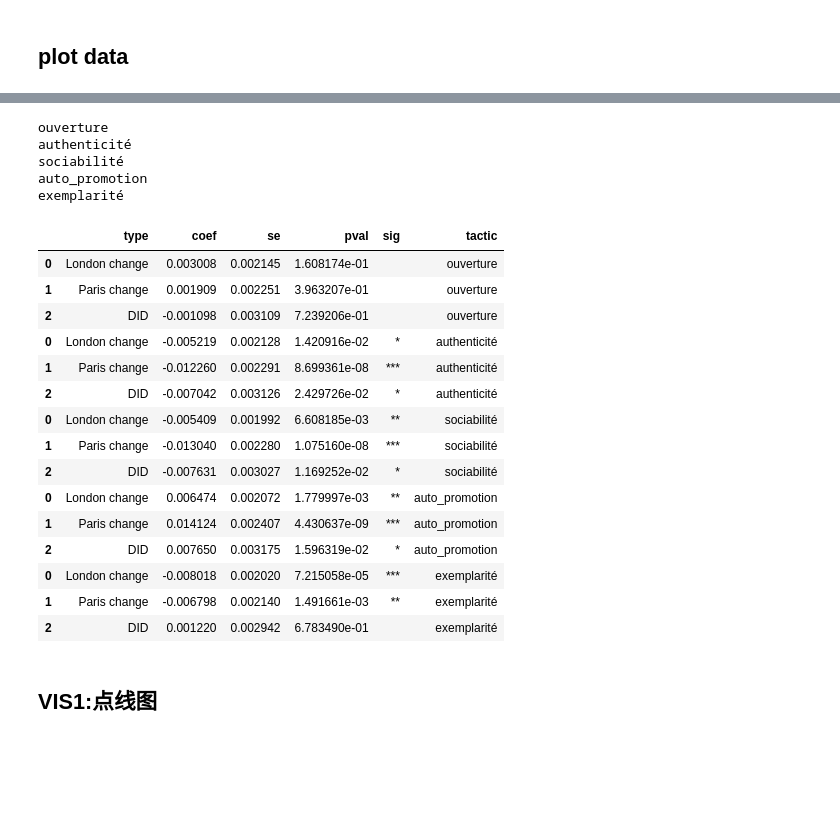
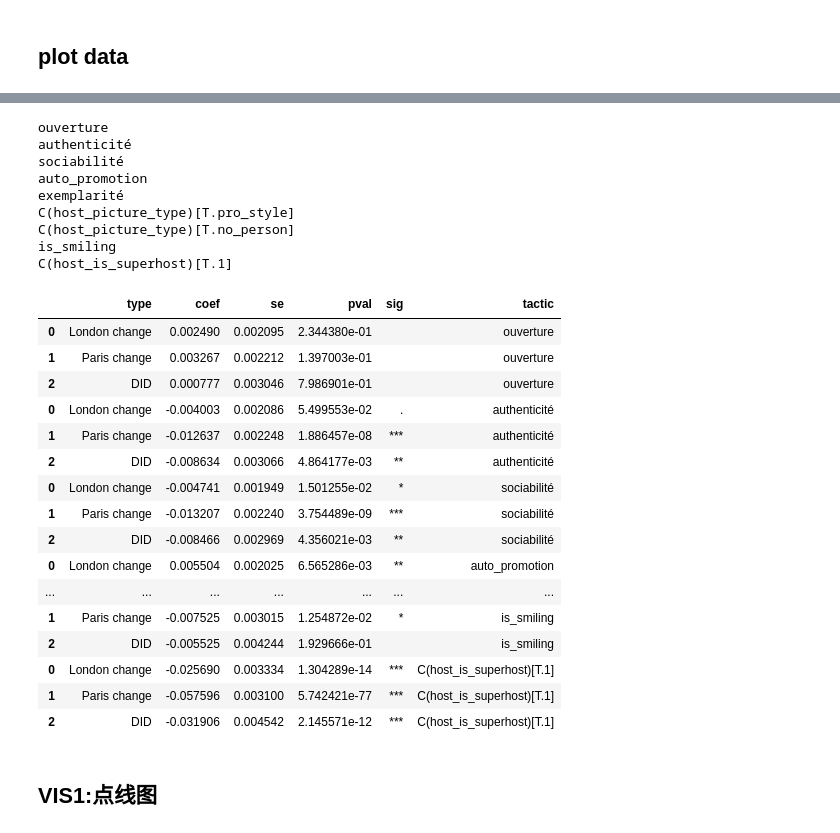
Before and after one commit to yeliu-dh/SelfPresentation_Multimodal_airbnb, a Jupyter notebook: D_stat/test_mod2324.ipynb, the cells around one changed output, grey strips where cells are left out. Drawn from its saved outputs; the diff is of its cells as text; code cells hidden in the pictures; blank space fills up the shorter version.

```diff
--- a/D_stat/test_mod2324.ipynb
+++ b/D_stat/test_mod2324.ipynb
@@ -26,5 +34,5 @@ DICT_FACTOR_ITEMS={"ouverture":['open to different cultures', 'cosmopolitan','in
 # %%
-path_df="../data_processed\listings_tactics_bio_vis-paris_london-2306_2406.csv"
+path_df="../data_processed\listings_tactics_bio_vis-paris_london-2306_2406_ols.csv"
 df_all=pd.read_csv(path_df)
 print(df_all.shape)
 # %% [output]
@@ -698,5 +486,4 @@ display(res)
 # %%
-
 # did = model.params["authenticité:in_paris:in_2024"]
 # pval = model.pvalues["authenticité:in_paris:in_2024"]
 # title = f"authenticité (DID = {did:.3f}, p={pval:.3f})"
@@ -705,7 +492,8 @@ import numpy as np
 
 def get_linear_pval(model, terms):
     """
-    terms: dict，例如 {"x":1, "x:z":1}
+    did's pval(β4: in_paris:in_2024)
+
     """
     # 取出所有变量，初始化为0
     params = model.params.index.tolist()
@@ -775,7 +563,9 @@ def get_did_summary(model, var, paris_var="in_paris", time_var="in_2024"):
         'tactic':var
     })
 
-result_did= get_did_summary(model, var)
+var="C(host_is_superhost)[T.1]"
+
+result_did= get_did_summary(model=model_interaction, var=var)
 display(result_did)
 # %% [output]
 |  | type | coef | se | pval | sig | tactic |
@@ -785,2 +575,9 @@ display(result_did)
 # %% [markdown]
 ## plot data
+# %%
+# test var categorielle
+res = get_did_marginal_effect(model=model_interaction, key_var="C(host_picture_type)[T.pro_style]", paris_var="in_paris", time_var="in_2024")
+display(res)
+
+res = get_did_marginal_effect(model=model_interaction, key_var="C(host_picture_type)[T.no_person]", paris_var="in_paris", time_var="in_2024")
+display(res)
@@ -787,4 +595,5 @@ display(result_did)
 # %%
+
 # effet réel
 import matplotlib.pyplot as plt
 import matplotlib.gridspec as gridspec
@@ -794,24 +603,32 @@ tactics_bio = [
     "ouverture", "authenticité","sociabilité",
     "auto_promotion","exemplarité"
 ]
+tactics_pic=["C(host_picture_type)[T.pro_style]","C(host_picture_type)[T.no_person]","is_smiling", 'C(host_is_superhost)[T.1]']
+# "C(host_picture_type)[T.no_person]"
+
+
+tactics= tactics_bio+tactics_pic
+
+# print(f"{len(tactics)} tactics:{tactics}\n")
+
+model=model_interaction
+
 
 # ---------- 收集所有结果 ----------
 all_results = []
-for var in tactics_bio:
-    res = get_did_marginal_effect(model, var)
+for var in tactics:
+    print(var)
+    res = get_did_marginal_effect(model=model, key_var=var, paris_var="in_paris", time_var="in_2024")
     res["tactic"] = var
-
     all_results.append(res)
+    # break
 all_results_df=pd.concat(all_results, ignore_index=True)
 all_results_df=all_results_df.sort_values(['tactic','in_paris','in_2024'])
-tactics_bio = [
-    "ouverture", "authenticité", "sociabilité",
-    "auto_promotion", "exemplarité"
-]
 
+#整理顺序
 all_results_df = (
     all_results_df
-    .assign(tactic=pd.Categorical(all_results_df["tactic"], categories=tactics_bio, ordered=True))
+    .assign(tactic=pd.Categorical(all_results_df["tactic"], categories=tactics, ordered=True))
     .sort_values("tactic")
     .reset_index(drop=True)
 )
@@ -853,35 +666,41 @@ display(all_results_df[all_results_df["group"]=="Paris 2023"])
 # %%
 # beta4 pval
+model=model_interaction
 results_did=[]
-for var in tactics_bio:
+for var in tactics:
     print(var)
     result_did=get_did_summary(model, var)
     results_did.append(result_did)
 
 results_did_df=pd.concat(results_did, axis=0)
 display(results_did_df)
 # %% [output]
 ouverture
 authenticité
 sociabilité
 auto_promotion
 exemplarité
+C(host_picture_type)[T.pro_style]
+C(host_picture_type)[T.no_person]
+is_smiling
+C(host_is_superhost)[T.1]
 |  | type | coef | se | pval | sig | tactic |
-| 0 | London change | 0.003008 | 0.002145 | 1.608174e-01 |  | ouverture |
-| 1 | Paris change | 0.001909 | 0.002251 | 3.963207e-01 |  | ouverture |
-| 2 | DID | -0.001098 | 0.003109 | 7.239206e-01 |  | ouverture |
-| 0 | London change | -0.005219 | 0.002128 | 1.420916e-02 | * | authenticité |
-| 1 | Paris change | -0.012260 | 0.002291 | 8.699361e-08 | *** | authenticité |
-| 2 | DID | -0.007042 | 0.003126 | 2.429726e-02 | * | authenticité |
-| 0 | London change | -0.005409 | 0.001992 | 6.608185e-03 | ** | sociabilité |
-| 1 | Paris change | -0.013040 | 0.002280 | 1.075160e-08 | *** | sociabilité |
-| 2 | DID | -0.007631 | 0.003027 | 1.169252e-02 | * | sociabilité |
-| 0 | London change | 0.006474 | 0.002072 | 1.779997e-03 | ** | auto_promotion |
-| 1 | Paris change | 0.014124 | 0.002407 | 4.430637e-09 | *** | auto_promotion |
-| 2 | DID | 0.007650 | 0.003175 | 1.596319e-02 | * | auto_promotion |
-| 0 | London change | -0.008018 | 0.002020 | 7.215058e-05 | *** | exemplarité |
-| 1 | Paris change | -0.006798 | 0.002140 | 1.491661e-03 | ** | exemplarité |
-| 2 | DID | 0.001220 | 0.002942 | 6.783490e-01 |  | exemplarité |
+| 0 | London change | 0.002490 | 0.002095 | 2.344380e-01 |  | ouverture |
+| 1 | Paris change | 0.003267 | 0.002212 | 1.397003e-01 |  | ouverture |
+| 2 | DID | 0.000777 | 0.003046 | 7.986901e-01 |  | ouverture |
+| 0 | London change | -0.004003 | 0.002086 | 5.499553e-02 | . | authenticité |
+| 1 | Paris change | -0.012637 | 0.002248 | 1.886457e-08 | *** | authenticité |
+| 2 | DID | -0.008634 | 0.003066 | 4.864177e-03 | ** | authenticité |
+| 0 | London change | -0.004741 | 0.001949 | 1.501255e-02 | * | sociabilité |
+| 1 | Paris change | -0.013207 | 0.002240 | 3.754489e-09 | *** | sociabilité |
+| 2 | DID | -0.008466 | 0.002969 | 4.356021e-03 | ** | sociabilité |
+| 0 | London change | 0.005504 | 0.002025 | 6.565286e-03 | ** | auto_promotion |
+| ... | ... | ... | ... | ... | ... | ... |
+| 1 | Paris change | -0.007525 | 0.003015 | 1.254872e-02 | * | is_smiling |
+| 2 | DID | -0.005525 | 0.004244 | 1.929666e-01 |  | is_smiling |
+| 0 | London change | -0.025690 | 0.003334 | 1.304289e-14 | *** | C(host_is_superhost)[T.1] |
+| 1 | Paris change | -0.057596 | 0.003100 | 5.742421e-77 | *** | C(host_is_superhost)[T.1] |
+| 2 | DID | -0.031906 | 0.004542 | 2.145571e-12 | *** | C(host_is_superhost)[T.1] |
 # %% [markdown]
 ## VIS1:点线图
 # %%
```
Also changed, not shown: parts of 41 cells of this notebook, 8 other files.
